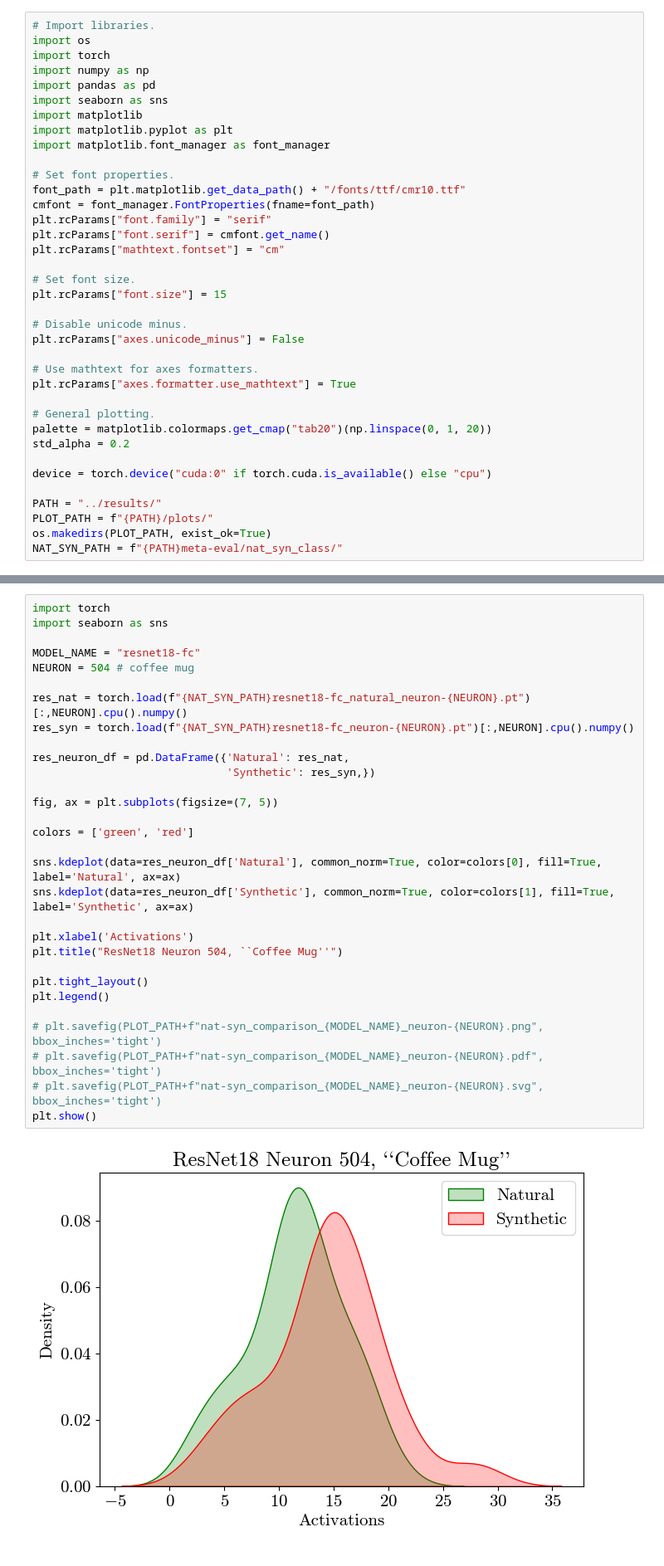
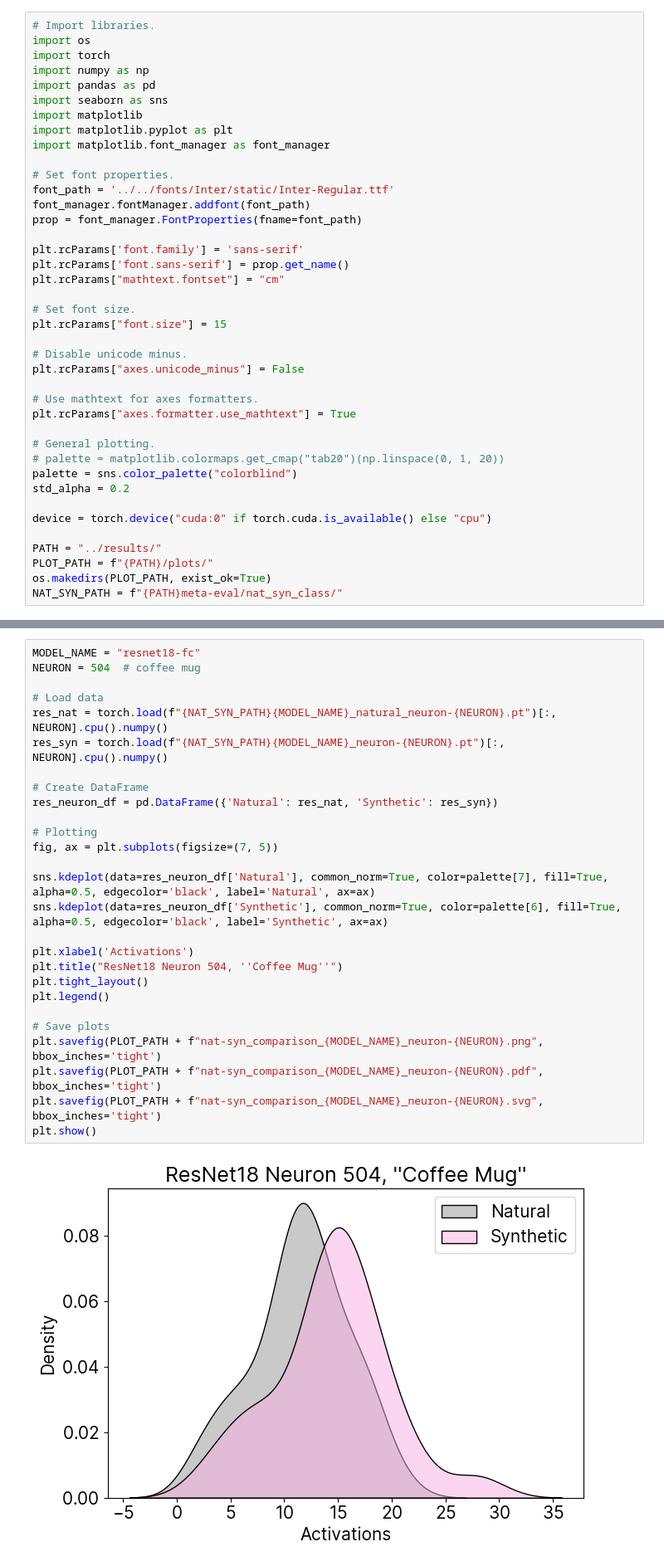
Before and after one commit to lkopf/cosy, a Jupyter notebook: notebooks/experiments.ipynb, the cells around one changed output, grey strips where cells are left out. Shown: that part at 83% size. Cells and saved outputs as stored; diff of their text form.

Commit message:
added more plots in experiments nb

```diff
--- a/notebooks/experiments.ipynb
+++ b/notebooks/experiments.ipynb
@@ -12,10 +12,12 @@ import matplotlib.pyplot as plt
 import matplotlib.font_manager as font_manager
 
 # Set font properties.
-font_path = plt.matplotlib.get_data_path() + "/fonts/ttf/cmr10.ttf"
-cmfont = font_manager.FontProperties(fname=font_path)
-plt.rcParams["font.family"] = "serif"
-plt.rcParams["font.serif"] = cmfont.get_name()
+font_path = '../../fonts/Inter/static/Inter-Regular.ttf'
+font_manager.fontManager.addfont(font_path)
+prop = font_manager.FontProperties(fname=font_path)
+
+plt.rcParams['font.family'] = 'sans-serif'
+plt.rcParams['font.sans-serif'] = prop.get_name()
 plt.rcParams["mathtext.fontset"] = "cm"
 
 # Set font size.
@@ -28,7 +30,8 @@ plt.rcParams["axes.unicode_minus"] = False
 plt.rcParams["axes.formatter.use_mathtext"] = True
 
 # General plotting.
-palette = matplotlib.colormaps.get_cmap("tab20")(np.linspace(0, 1, 20))
+# palette = matplotlib.colormaps.get_cmap("tab20")(np.linspace(0, 1, 20))
+palette = sns.color_palette("colorblind")
 std_alpha = 0.2
 
 device = torch.device("cuda:0" if torch.cuda.is_available() else "cpu")
@@ -153,34 +257,31 @@ plt.show()
 # %%
-import torch
-import seaborn as sns
+MODEL_NAME = "resnet18-fc"
+NEURON = 504  # coffee mug
 
-MODEL_NAME = "resnet18-fc"
-NEURON = 504 # coffee mug
+# Load data
+res_nat = torch.load(f"{NAT_SYN_PATH}{MODEL_NAME}_natural_neuron-{NEURON}.pt")[:, NEURON].cpu().numpy()
+res_syn = torch.load(f"{NAT_SYN_PATH}{MODEL_NAME}_neuron-{NEURON}.pt")[:, NEURON].cpu().numpy()
 
-res_nat = torch.load(f"{NAT_SYN_PATH}resnet18-fc_natural_neuron-{NEURON}.pt")[:,NEURON].cpu().numpy()
-res_syn = torch.load(f"{NAT_SYN_PATH}resnet18-fc_neuron-{NEURON}.pt")[:,NEURON].cpu().numpy()
+# Create DataFrame
+res_neuron_df = pd.DataFrame({'Natural': res_nat, 'Synthetic': res_syn})
 
-res_neuron_df = pd.DataFrame({'Natural': res_nat,
-                              'Synthetic': res_syn,})
-
+# Plotting
 fig, ax = plt.subplots(figsize=(7, 5))
 
-colors = ['green', 'red']
-
-sns.kdeplot(data=res_neuron_df['Natural'], common_norm=True, color=colors[0], fill=True, label='Natural', ax=ax)
-sns.kdeplot(data=res_neuron_df['Synthetic'], common_norm=True, color=colors[1], fill=True, label='Synthetic', ax=ax)
+sns.kdeplot(data=res_neuron_df['Natural'], common_norm=True, color=palette[7], fill=True, alpha=0.5, edgecolor='black', label='Natural', ax=ax)
+sns.kdeplot(data=res_neuron_df['Synthetic'], common_norm=True, color=palette[6], fill=True, alpha=0.5, edgecolor='black', label='Synthetic', ax=ax)
 
 plt.xlabel('Activations')
-plt.title("ResNet18 Neuron 504, ``Coffee Mug''")
-
+plt.title("ResNet18 Neuron 504, ''Coffee Mug''")
 plt.tight_layout()
 plt.legend()
 
-# plt.savefig(PLOT_PATH+f"nat-syn_comparison_{MODEL_NAME}_neuron-{NEURON}.png", bbox_inches='tight')
-# plt.savefig(PLOT_PATH+f"nat-syn_comparison_{MODEL_NAME}_neuron-{NEURON}.pdf", bbox_inches='tight')
-# plt.savefig(PLOT_PATH+f"nat-syn_comparison_{MODEL_NAME}_neuron-{NEURON}.svg", bbox_inches='tight')
+# Save plots
+plt.savefig(PLOT_PATH + f"nat-syn_comparison_{MODEL_NAME}_neuron-{NEURON}.png", bbox_inches='tight')
+plt.savefig(PLOT_PATH + f"nat-syn_comparison_{MODEL_NAME}_neuron-{NEURON}.pdf", bbox_inches='tight')
+plt.savefig(PLOT_PATH + f"nat-syn_comparison_{MODEL_NAME}_neuron-{NEURON}.svg", bbox_inches='tight')
 plt.show()
 # %% [output]
-[figure, old version]
+[figure, new version]
 # %% [markdown]
 ## 3. Psi Comparison ResNet18 Layers
```
Also changed, not shown: parts of 12 cells of this notebook, 3 other files.
